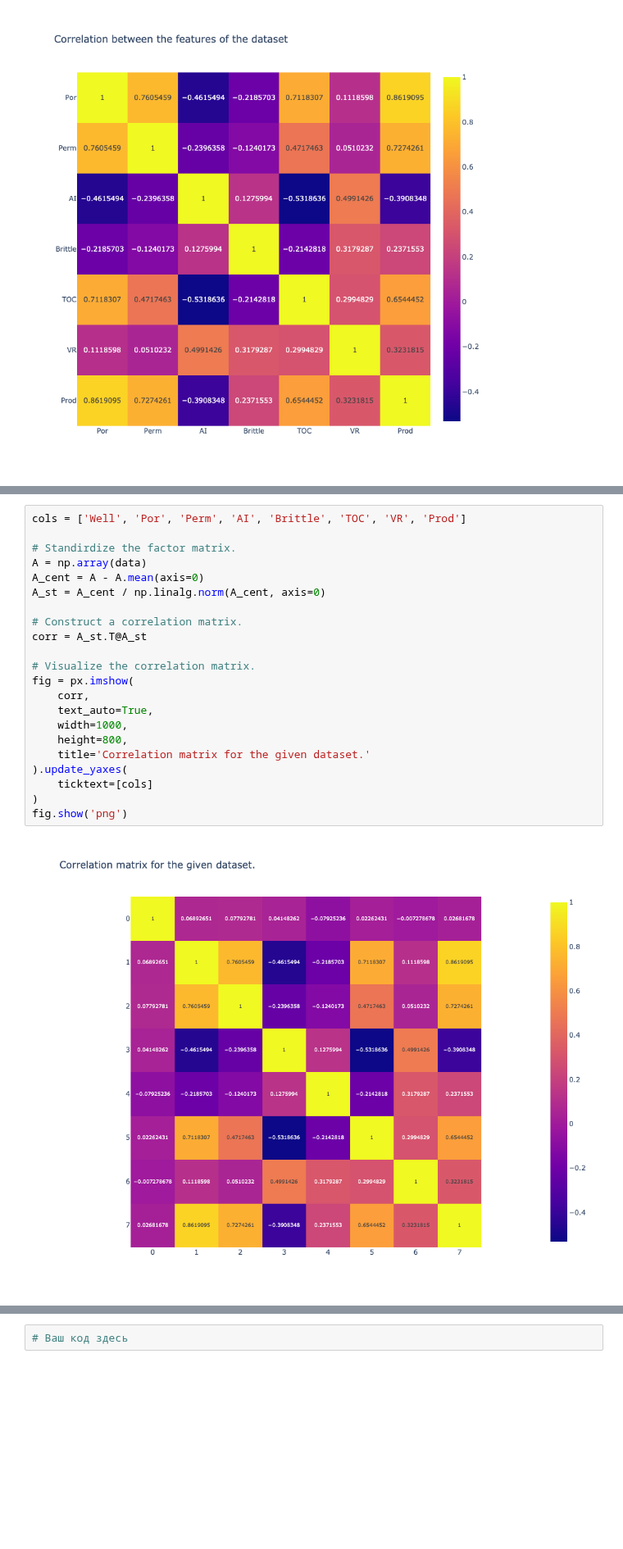
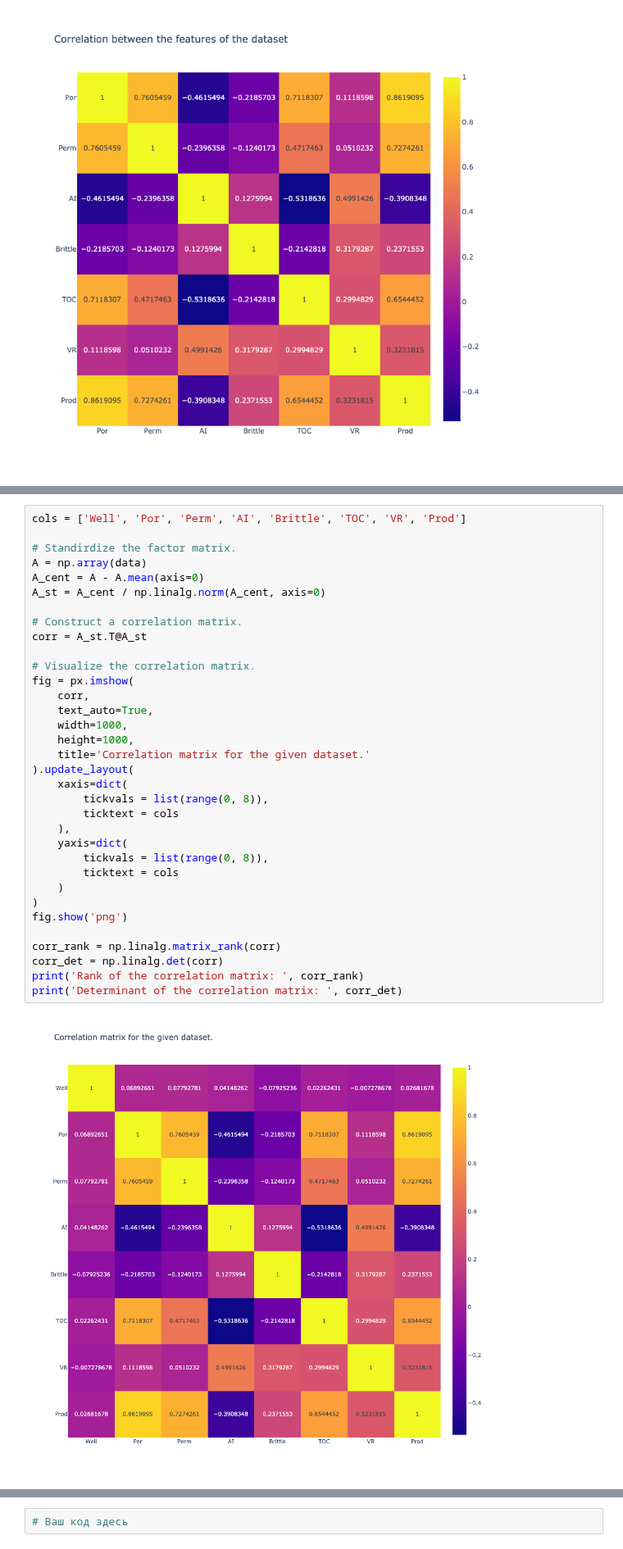
Before and after one commit to helios12/DataScienceProjects, a Jupyter notebook: tasks/task-7/Task-7.MATH-ML-2. Practice. Notebook.ipynb, the cells around one changed output, grey strips where cells are left out. Shown at 82% size. Saved outputs shown, nothing was run; the diff lists cells and outputs as text; blank space fills up the shorter version.

```diff
--- a/tasks/task-7/Task-7.MATH-ML-2. Practice. Notebook.ipynb
+++ b/tasks/task-7/Task-7.MATH-ML-2. Practice. Notebook.ipynb
@@ -176,24 +150,36 @@ Calculate the rank and determinant of the obtained correlation matrix and provid
 # %%
 cols = ['Well', 'Por', 'Perm', 'AI', 'Brittle', 'TOC', 'VR', 'Prod']
 
 # Standirdize the factor matrix.
 A = np.array(data)
 A_cent = A - A.mean(axis=0)
 A_st = A_cent / np.linalg.norm(A_cent, axis=0)
 
 # Construct a correlation matrix.
 corr = A_st.T@A_st
 
 # Visualize the correlation matrix.
 fig = px.imshow(
     corr,
     text_auto=True,
     width=1000,
-    height=800,
+    height=1000,
     title='Correlation matrix for the given dataset.'
-).update_yaxes(
-    ticktext=[cols]
+).update_layout(
+    xaxis=dict(
+        tickvals = list(range(0, 8)),
+        ticktext = cols
+    ),
+    yaxis=dict(
+        tickvals = list(range(0, 8)),
+        ticktext = cols
+    )
 )
 fig.show('png')
+
+corr_rank = np.linalg.matrix_rank(corr)
+corr_det = np.linalg.det(corr)
+print('Rank of the correlation matrix: ', corr_rank)
+print('Determinant of the correlation matrix: ', corr_det)
 # %% [output]
-[figure, old version]
+[figure, new version]
```
Also changed, not shown: parts of 5 cells of this notebook.
